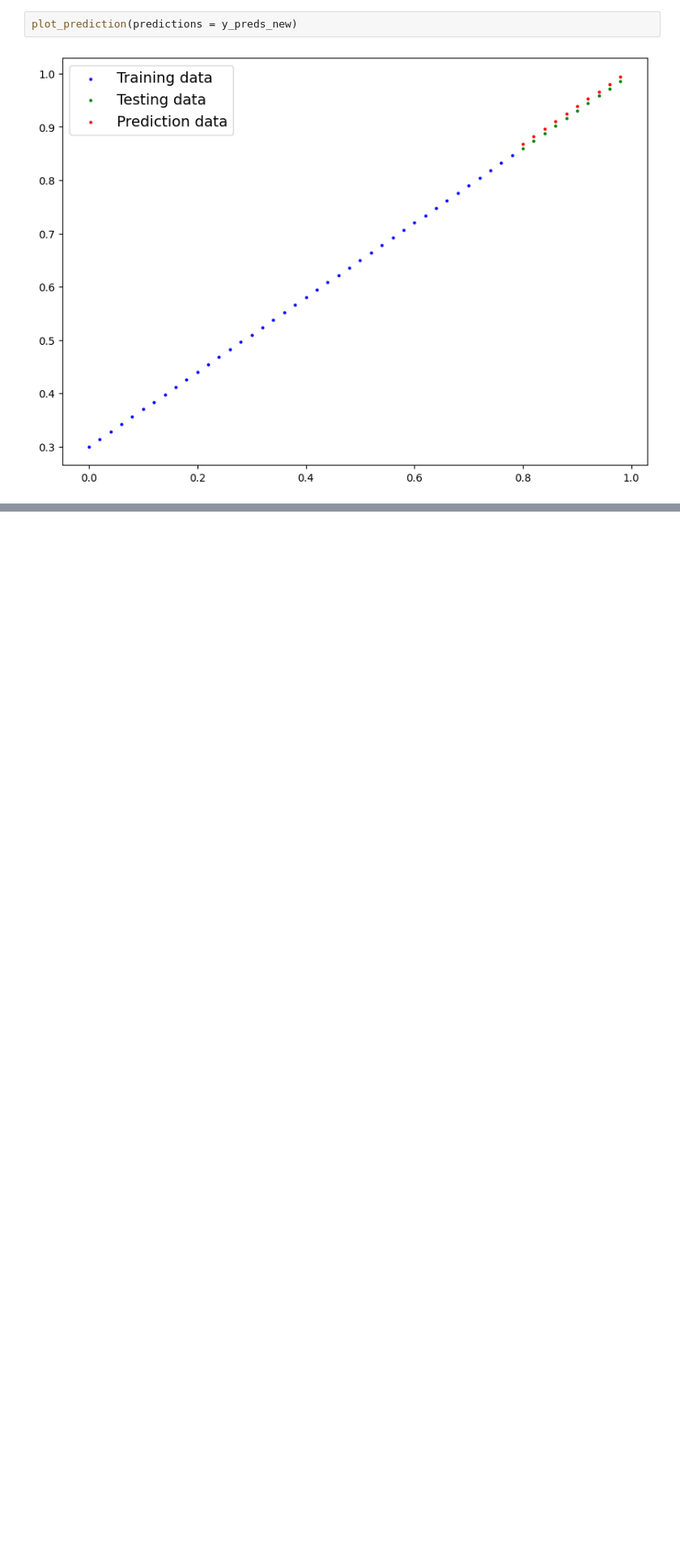
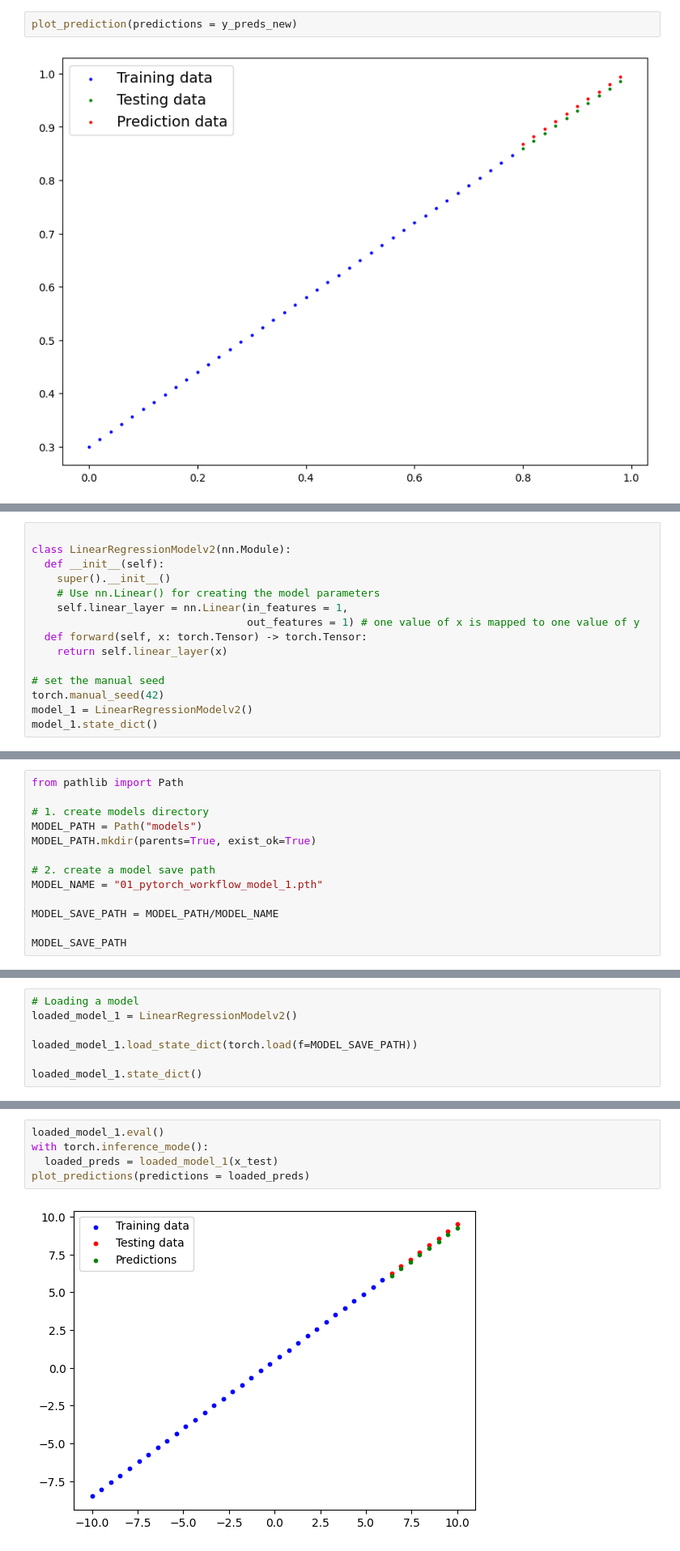
Before and after one commit to Chiranjeevi2001/introToDeepLearning, a Jupyter notebook: 01_pytorch_workflow.ipynb, the cells around one changed output, grey strips where cells are left out. Shown at 81% size. Cells and saved outputs as stored; diff of their text form; blank space fills up the shorter version.

```diff
--- a/01_pytorch_workflow.ipynb
+++ b/01_pytorch_workflow.ipynb
@@ -304,0 +429,15 @@ plot_prediction(predictions = y_preds_new)
+# %%
+
+class LinearRegressionModelv2(nn.Module):
+  def __init__(self):
+    super().__init__()
+    # Use nn.Linear() for creating the model parameters
+    self.linear_layer = nn.Linear(in_features = 1,
+                                  out_features = 1) # one value of x is mapped to one value of y
+  def forward(self, x: torch.Tensor) -> torch.Tensor:
+    return self.linear_layer(x)
+
+# set the manual seed
+torch.manual_seed(42)
+model_1 = LinearRegressionModelv2()
+model_1.state_dict()
@@ -304,0 +527,13 @@ plot_prediction(predictions = y_preds_new)
+# %%
+from pathlib import Path
+
+# 1. create models directory
+MODEL_PATH = Path("models")
+MODEL_PATH.mkdir(parents=True, exist_ok=True)
+
+# 2. create a model save path
+MODEL_NAME = "01_pytorch_workflow_model_1.pth"
+
+MODEL_SAVE_PATH = MODEL_PATH/MODEL_NAME
+
+MODEL_SAVE_PATH
@@ -304,0 +547,7 @@ plot_prediction(predictions = y_preds_new)
+# %%
+# Loading a model
+loaded_model_1 = LinearRegressionModelv2()
+
+loaded_model_1.load_state_dict(torch.load(f=MODEL_SAVE_PATH))
+
+loaded_model_1.state_dict()
@@ -304,0 +557,7 @@ plot_prediction(predictions = y_preds_new)
+# %%
+loaded_model_1.eval()
+with torch.inference_mode():
+  loaded_preds = loaded_model_1(x_test)
+plot_predictions(predictions = loaded_preds)
+# %% [output]
+[figure, added]
```
Also changed, not shown: parts of 32 cells of this notebook.
